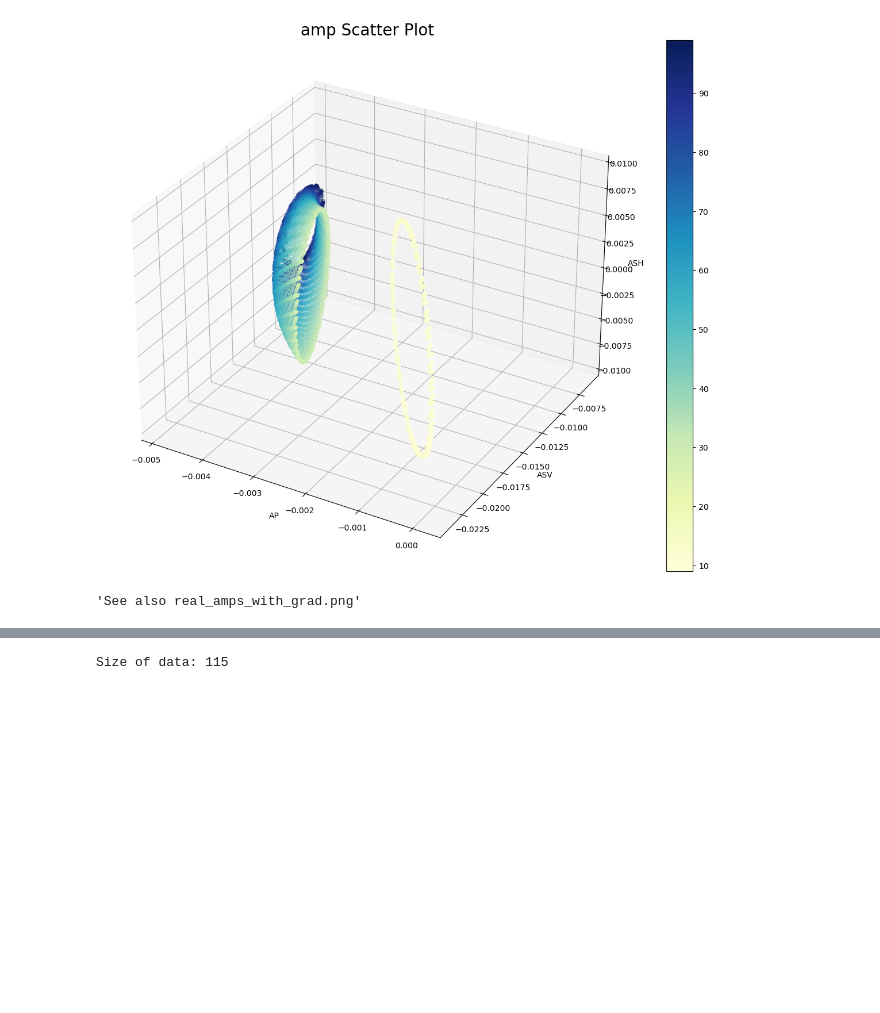
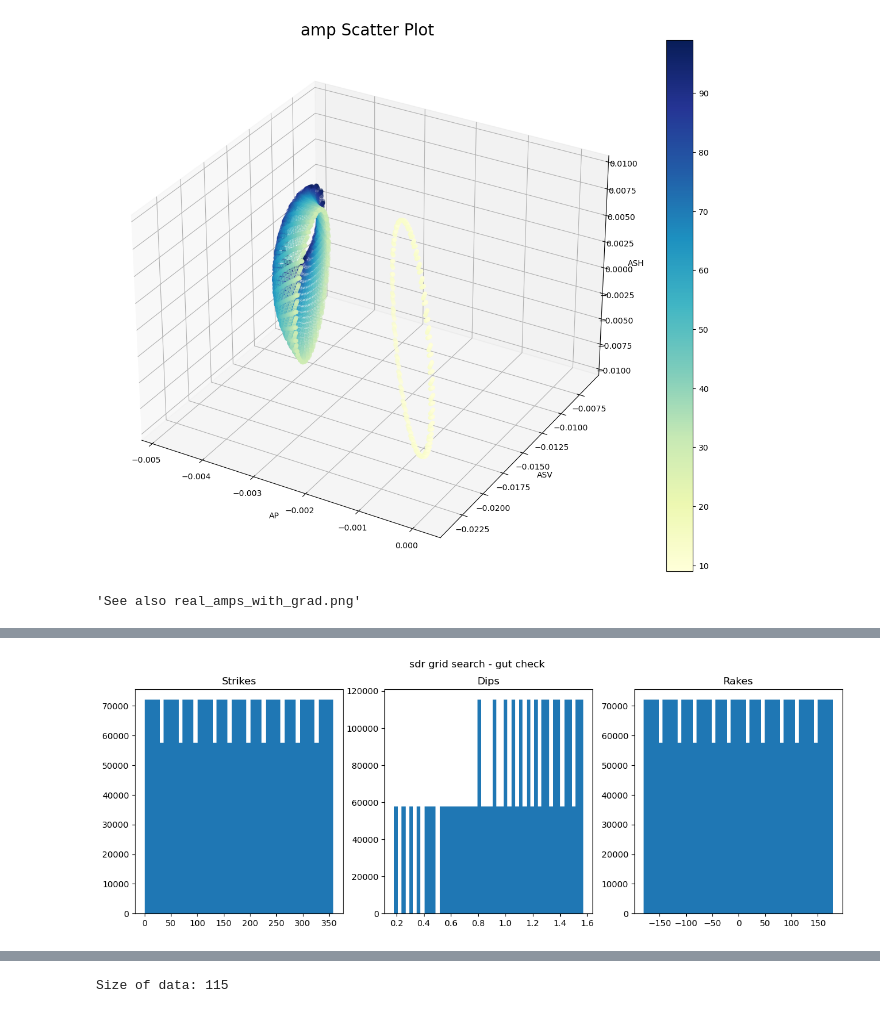
Before and after one commit to victoragaba/SURG-Mars, a Jupyter notebook: beginning_to_end.ipynb, the cells around one changed output, grey strips where cells are left out. Drawn from its saved outputs; the diff is of its cells as text; code cells hidden in the pictures; blank space fills up the shorter version.

```diff
--- a/beginning_to_end.ipynb
+++ b/beginning_to_end.ipynb
@@ -189,0 +190,40 @@ plt.show()
+# %%
+# sdr grid search
+
+# Remember to account for sinusoidal distribution of dips - inverse transform sampling
+# This may solve my geometry problem from tp -> sdr conversion
+
+d_dip = 1.5 # step size in degrees, subject to change
+cos_dips = np.arange(0, 1, d_dip/90) # uniform samples from distribution of interest
+sdrs = []
+
+# for dip in dips[1:]: # 0 dip makes no sense
+for cos_dip in cos_dips:
+    # d_adj = d_dip/np.sin(np.deg2rad(dip))
+    strikes = np.arange(0, 360, d_dip) # strikes restricted by dip
+    rakes = np.arange(-180, 180, d_dip) # rakes dependent on sd pair
+    for strike in strikes:
+        for rake in rakes:
+            sdrs.append(np.array([strike, np.arccos(cos_dip), rake]))
+
+# save sdrs
+np.save("sdrs.npy", sdrs)
+
+# Plot relevant histograms
+s = [sdrs[i][0] for i in range(len(sdrs))]
+d = [sdrs[i][1] for i in range(len(sdrs))]
+r = [sdrs[i][2] for i in range(len(sdrs))]
+
+fig, axs = plt.subplots(1, 3)
+fig.suptitle("sdr grid search - gut check")
+fig.set_figwidth(15)
+nbins = 50
+axs[0].hist(s, bins=nbins)
+axs[0].set_title("Strikes")
+axs[1].hist(d, bins=nbins)
+axs[1].set_title("Dips")
+axs[2].hist(r, bins=nbins)
+axs[2].set_title("Rakes")
+plt.show()
+# %% [output]
+[figure, added]
```
Also changed, not shown: parts of 12 cells of this notebook, 3 other files.
